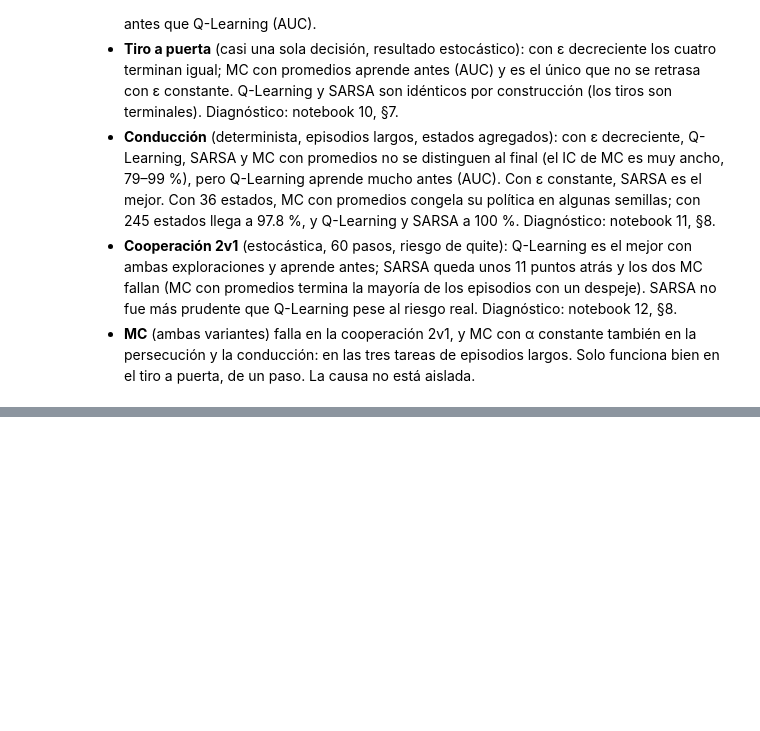
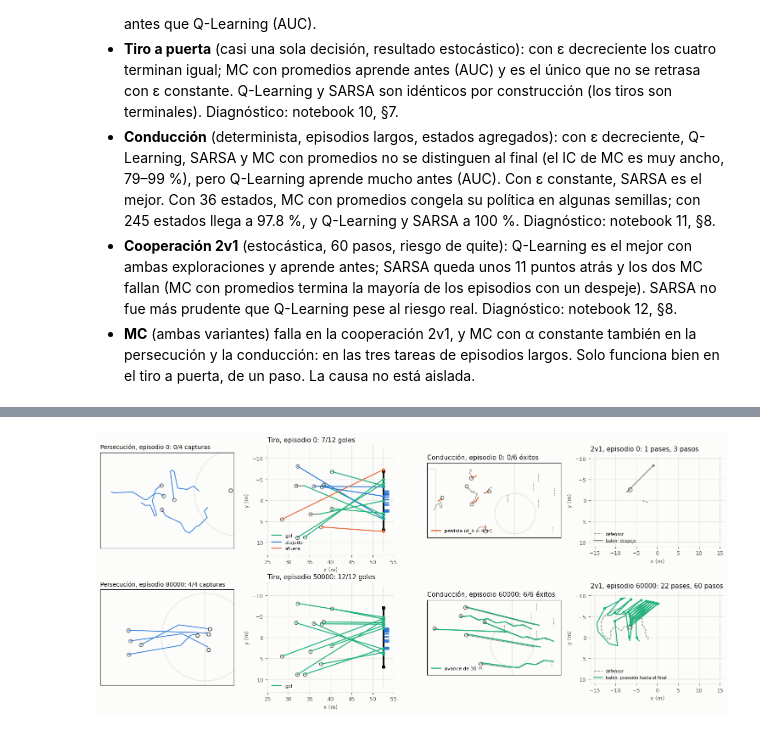
Before and after one commit to artrivas/RL-Project, a Jupyter notebook: notebooks/13_comparacion_algoritmos.ipynb, the cells around one changed output, grey strips where cells are left out. Drawn from its saved outputs; the diff is of its cells as text; code cells hidden in the pictures; blank space fills up the shorter version.

```diff
--- a/notebooks/13_comparacion_algoritmos.ipynb
+++ b/notebooks/13_comparacion_algoritmos.ipynb
@@ -127,0 +219,57 @@ display(Markdown(render("constant")))
+# %%
+# (E) greedy behaviour at the start (episode 0) and the end of training, Q-Learning decaying eps, seed 0
+def snaps(path):
+    return np.load(f"{path}/q_snapshots.npz")
+fig, axes = plt.subplots(2, 4, figsize=(15, 6.6))
+# pursuit
+ps = get_task("pursuit_kit"); pdisc = Discretizer(KIT_DISCRETIZATIONS["R3"])
+from src.kit_env import KitBallPursuitEnv
+psn = snaps(f"{ART}/runs_kit_final/kit_qlearning_eps_decay_1.0_to_0.1/seed_0")
+pstart = pursuit_starts(500, 12345, law="kit")[:4]
+for row, key in enumerate(("ep_0", "ep_80000")):
+    ax = axes[row, 0]; plots.draw_pitch(ax, light=True)
+    ag = AGENTS["qlearning"](pdisc.n_states, 4, seed=0); ag.Q = psn[key].copy()
+    env = KitBallPursuitEnv(seed=0); ok = 0; xs, ys = [], []
+    for st in pstart:
+        rec = run_episode(ps, env, ag, pdisc, 0.0, learn=False, start=st, record=True)
+        px = [t["player"][0] for t in rec["trajectory"]]; py = [t["player"][1] for t in rec["trajectory"]]
+        ax.plot(px, py, color=plots.SERIES[0], linewidth=1.3); ax.plot(px[0], py[0], "o", color=plots.TEXT_2, mfc="none")
+        bx, by = rec["trajectory"][0]["ball"]; ax.plot(bx, by, "o", color="white", mec=plots.TEXT, ms=6)
+        ok += rec["success"]; xs += px + [bx]; ys += py + [by]
+    cx, cy = np.mean(xs), np.mean(ys)
+    ax.set_xlim(cx - 14, cx + 14); ax.set_ylim(cy + 10, cy - 10)
+    ax.set_title(f"Persecución, episodio {key[3:]}: {ok}/4 capturas", fontsize=10, loc="left")
+# shooting
+ss = get_task("shooting"); ssn = snaps(f"{ART}/runs_shooting/shooting_qlearning_eps_decay_1_to_0.1/seed_0")
+sst = se.evaluation_starts(500, 12345, "keeper")[:12]
+for row, key in enumerate(("ep_0", "ep_50000")):
+    ag = AGENTS["qlearning"](sd.n_states, 6, seed=0); ag.Q = ssn[key].copy()
+    env = se.ShootingEnv(seed=0); env.rng = np.random.default_rng(7)
+    recs = [run_episode(ss, env, ag, sd, 0.0, learn=False, start=st, record=True) for st in sst]
+    plots.plot_shooting_episodes(recs, ax=axes[row, 1], show_reach=False,
+                                 title=f"Tiro, episodio {key[3:]}: {sum(r['success'] for r in recs)}/12 goles")
+# dribbling
+ds = get_task("dribbling"); ddisc = de.default_discretizer()
+dsn = snaps(f"{ART}/runs_dribbling/dribbling_qlearning_eps_decay_1_to_0.1/seed_0")
+dst = de.evaluation_starts(500, 12345)[:6]
+for row, key in enumerate(("ep_0", "ep_60000")):
+    ag = AGENTS["qlearning"](ddisc.n_states, 4, seed=0); ag.Q = dsn[key].copy()
+    env = de.DribblingEnv(seed=0)
+    recs = [run_episode(ds, env, ag, ddisc, 0.0, learn=False, start=st, record=True) for st in dst]
+    plots.plot_dribbling_episodes(recs, ax=axes[row, 2],
+                                  title=f"Conducción, episodio {key[3:]}: {sum(r['success'] for r in recs)}/6 éxitos")
+# 2v1
+qs = get_task("passing"); qdisc = pe.default_discretizer()
+qsn = snaps(f"{ART}/runs_passing/passing_qlearning_eps_decay_1_to_0.1/seed_0")
+qst = pe.evaluation_starts(500, 12345)[0]
+for row, key in enumerate(("ep_0", "ep_60000")):
+    ag = AGENTS["qlearning"](qdisc.n_states, 4, seed=0); ag.Q = qsn[key].copy()
+    env = pe.PassingEnv(seed=0); env.rng = np.random.default_rng(5)
+    rec = run_episode(qs, env, ag, qdisc, 0.0, learn=False, start=qst, record=True)
+    plots.plot_passing_episode(rec, ax=axes[row, 3],
+                               title=f"2v1, episodio {key[3:]}: {rec['passes']} pases, {rec['possession']} pasos")
+for ax in axes.flat:
+    ax.title.set_fontsize(10)
+fig.tight_layout(); fig.savefig(f"{ART}/fig_report_trajectories.png", dpi=170, bbox_inches="tight"); plt.show()
+# %% [output]
+[figure, added]
```
Also changed, not shown: parts of 5 cells of this notebook, 8 other files.
